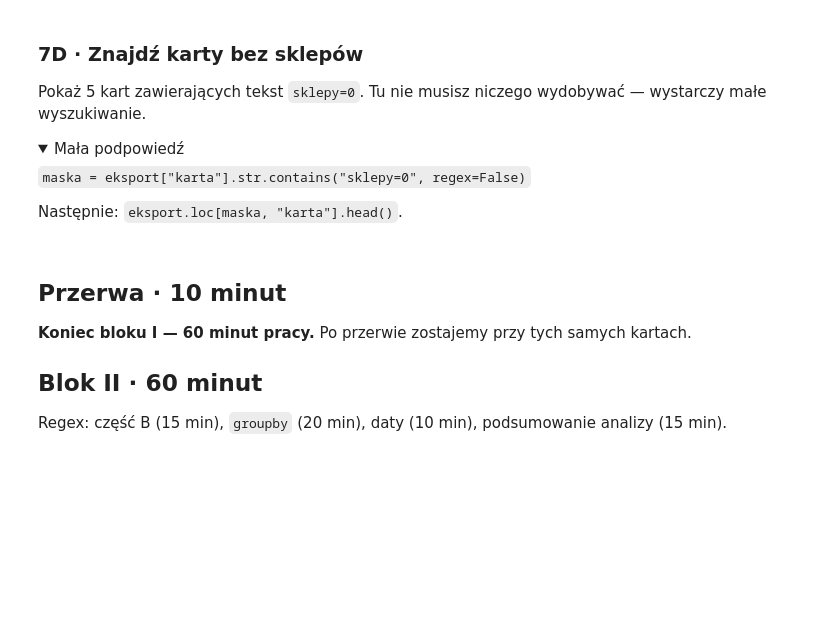
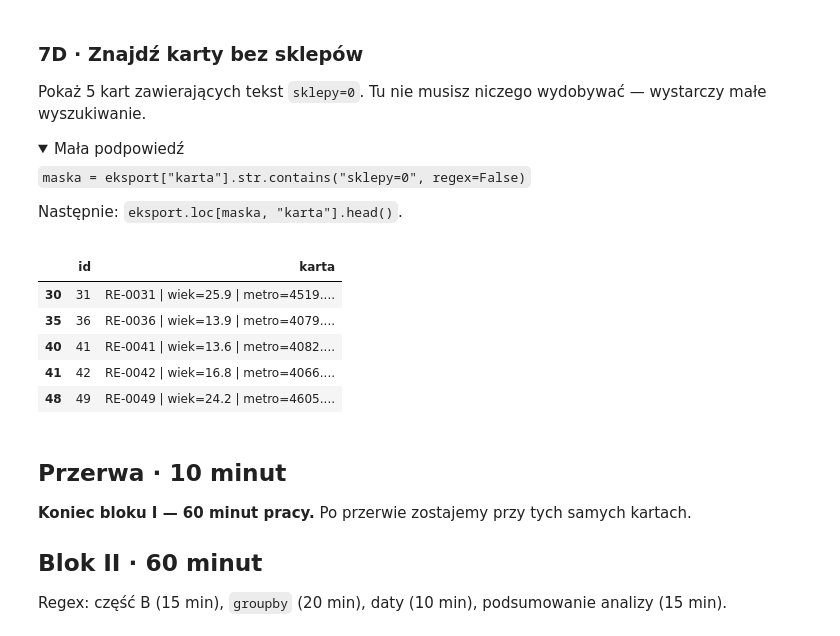
Before and after one commit to dovhopolaolena/ADP-przyklad-, a Jupyter notebook: LAB02_Podstawy_Pythona_Analiza_Danych-2.ipynb, the cells around one changed output. Cells and saved outputs as stored; diff of their text form; code cells hidden in the pictures; folded sections open; blank space fills up the shorter version.

```diff
--- a/LAB02_Podstawy_Pythona_Analiza_Danych-2.ipynb
+++ b/LAB02_Podstawy_Pythona_Analiza_Danych-2.ipynb
@@ -491,6 +513,15 @@ Następnie: `eksport.loc[maska, "karta"].head()`.
 </details>
 # %%
 # Twoje rozwiązanie
+maska_z7d = eksport["karta"].str.contains("sklepy=0", regex=False)
+eksport.loc[maska_z7d, ["id", "karta"]].head(5)
+# %% [output]
+|  | id | karta |
+| 30 | 31 | RE-0031 | wiek=25.9 | metro=4519.... |
+| 35 | 36 | RE-0036 | wiek=13.9 | metro=4079.... |
+| 40 | 41 | RE-0041 | wiek=13.6 | metro=4082.... |
+| 41 | 42 | RE-0042 | wiek=16.8 | metro=4066.... |
+| 48 | 49 | RE-0049 | wiek=24.2 | metro=4605.... |
 # %% [markdown]
 ## Przerwa · 10 minut
 
```
Also changed, not shown: parts of 5 cells of this notebook.
